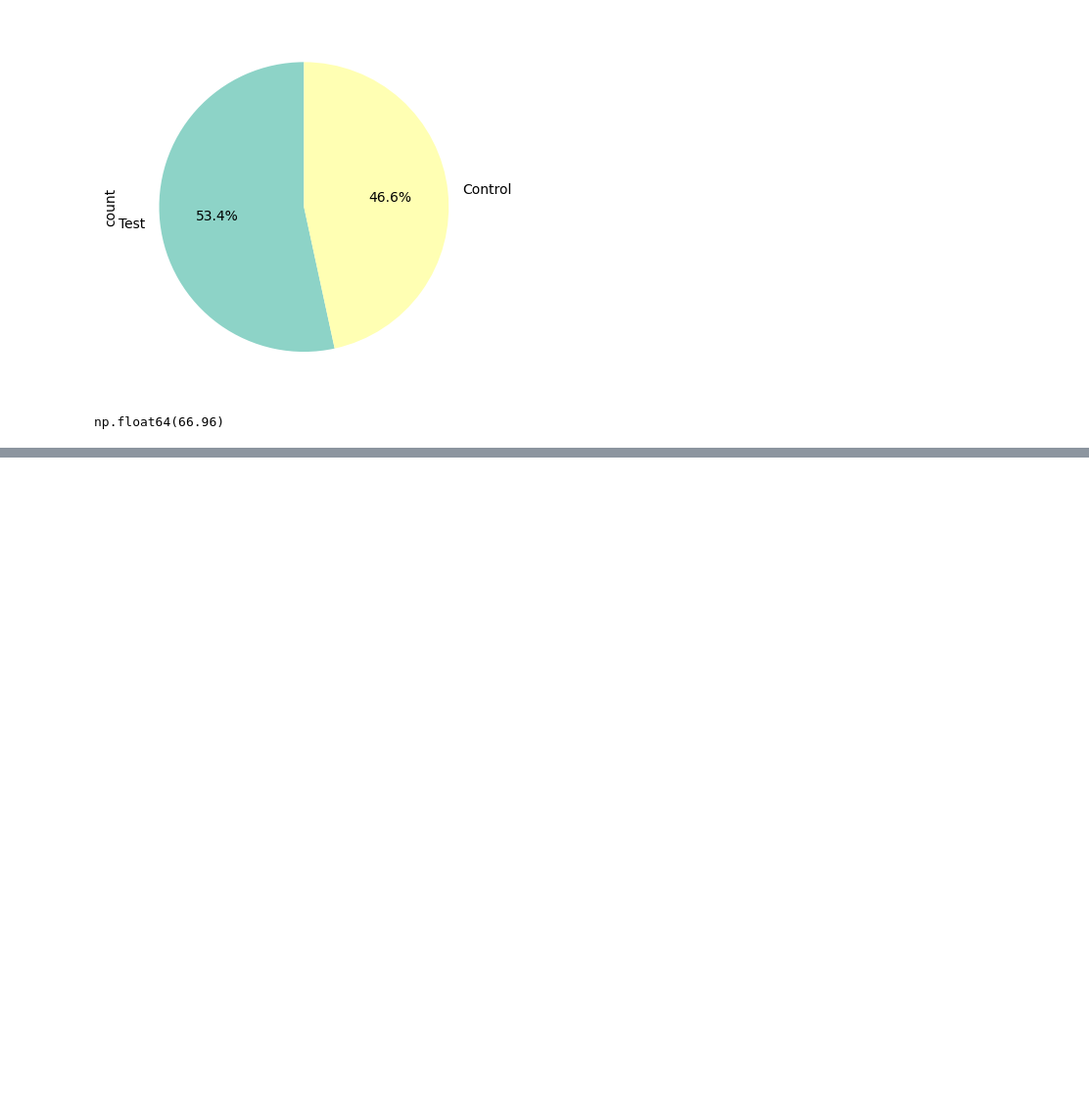
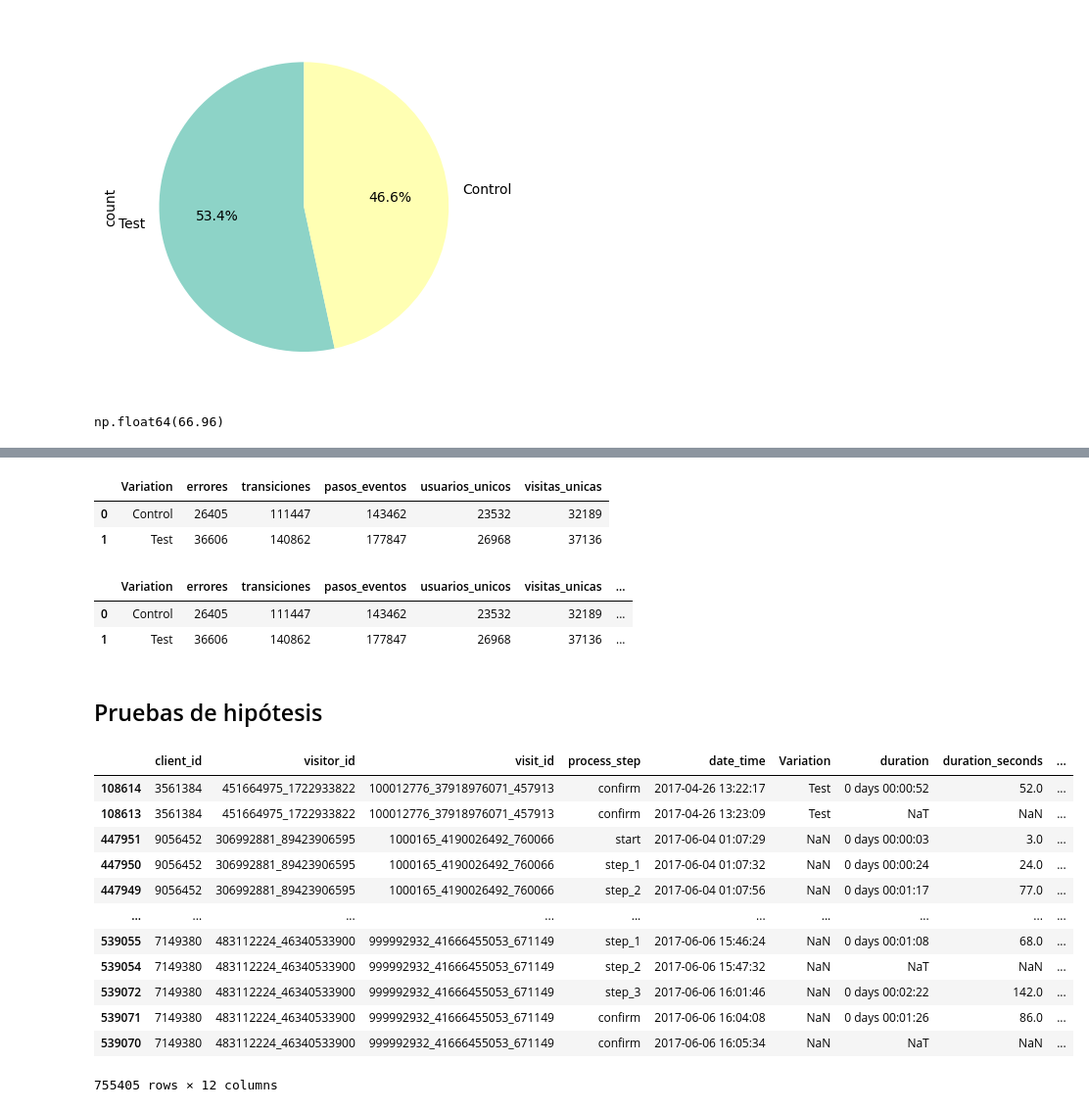
Before and after one commit to luisfg97/vanguard_project, a Jupyter notebook: vanguard_notebook.ipynb, the cells around one changed output, grey strips where cells are left out. Shown at 98% size. Cells and saved outputs as stored; diff of their text form; code cells hidden in the pictures; blank space fills up the shorter version.

Commit message:
Notebook principal actualizado con las pruebas de hipotesis

```diff
--- a/vanguard_notebook.ipynb
+++ b/vanguard_notebook.ipynb
@@ -145,0 +189,29 @@ df_final_web_data
+# %%
+#CREAMOS UN DICCIONARIO PARA IDENTIFICAR CON UN Nº ORDINAL LOS PROCESS STEP
+
+orden_pasos = {"start": 0, "step_1": 1, "step_2": 2, "step_3": 3, "confirm": 4}
+
+#CREAMOS UNA NUEVA COLUMNA CON DICHO IDENFICADOR ORDINAL
+
+df_final_web_data_final["step_num"] = df_final_web_data_final["process_step"].map(orden_pasos)
+# %%
+# ORDENAMOS EL DATAFRAME POR VISIT_ID Y POR DATE_TIME
+
+df_final_web_data_final = df_final_web_data_final.sort_values(["visit_id", "date_time"])
+# %%
+# CALMULAMOS LA DIFERENCIA ENTRE UN STEP Y OTRO PARA IDENTIFICAR CUALES SON UN ERROR
+
+df_final_web_data_final["delta_step"] = df_final_web_data_final.groupby("visit_id")["step_num"].diff()
+
+# CREAMOS UNA NUEVA COLUMNA CON FALSE SI NO ES ERROR Y TRUE SI ES ERROR
+
+# Identificamos en la columna nueva "error" aquellos pasos que tengan un paso anterior infenior o igual, con una prueba booleana (< 1 true es errpr y todo lo demas false es error)
+
+df_final_web_data_final["error"] = df_final_web_data_final["delta_step"] < 1
+# %%
+# IDENTIFICAMOS LAS FILAS QUE FORMAN PARTE DE LA MISMA VISIT_ID Y LAS INDICAMOS COMO VALIDAS
+
+df_final_web_data_final["es_transicion_valida"] = df_final_web_data_final["delta_step"].notna()
+
+# Lo que queremos es identificar qué filas no son nulas, para desechar los missing value que corresponden a un paso de un visit_id a otro diferente
+# Los errores son las filas (visit_id) que tienen True y True en ['error'] y ['es_transicion_valida'] respectivamente
@@ -145,0 +241,46 @@ df_final_web_data
+# %%
+# GUARDAMOS LOS RESULTADOS EN UN NUEVO DATAFRAME
+
+resumen = pd.DataFrame({
+    "errores": errores,
+    "transiciones": transiciones,
+    "pasos_eventos": paso_proceso,
+    "usuarios_unicos": usuarios_unicos,
+    "visitas_unicas": visitas_unicas
+}).reset_index()
+
+resumen
+# %% [output]
+|  | Variation | errores | transiciones | pasos_eventos | usuarios_unicos | visitas_unicas |
+| 0 | Control | 26405 | 111447 | 143462 | 23532 | 32189 |
+| 1 | Test | 36606 | 140862 | 177847 | 26968 | 37136 |
+# %%
+# CALCULAMOS LAS TASAS DE ERROR POR VOLUMEN DE TRANSICIONES Y POR VOLUMEN DE EVENTOS
+
+resumen["tasa_error_transiciones"] = (resumen["errores"] / resumen["transiciones"]).round(2) * 100
+resumen["tasa_error_eventos"] = (resumen["errores"] / resumen["pasos_eventos"]).round(2) * 100
+resumen
+
+# Realmente la que nos piden es la tasa de error por transiciones
+# %% [output]
+|  | Variation | errores | transiciones | pasos_eventos | usuarios_unicos | visitas_unicas | ... |
+| 0 | Control | 26405 | 111447 | 143462 | 23532 | 32189 | ... |
+| 1 | Test | 36606 | 140862 | 177847 | 26968 | 37136 | ... |
+# %% [markdown]
+## Pruebas de hipótesis
+# %%
+df_final_web_data_final
+# %% [output]
+|  | client_id | visitor_id | visit_id | process_step | date_time | Variation | duration | duration_seconds | ... |
+| 108614 | 3561384 | 451664975_1722933822 | 100012776_37918976071_457913 | confirm | 2017-04-26 13:22:17 | Test | 0 days 00:00:52 | 52.0 | ... |
+| 108613 | 3561384 | 451664975_1722933822 | 100012776_37918976071_457913 | confirm | 2017-04-26 13:23:09 | Test | NaT | NaN | ... |
+| 447951 | 9056452 | 306992881_89423906595 | 1000165_4190026492_760066 | start | 2017-06-04 01:07:29 | NaN | 0 days 00:00:03 | 3.0 | ... |
+| 447950 | 9056452 | 306992881_89423906595 | 1000165_4190026492_760066 | step_1 | 2017-06-04 01:07:32 | NaN | 0 days 00:00:24 | 24.0 | ... |
+| 447949 | 9056452 | 306992881_89423906595 | 1000165_4190026492_760066 | step_2 | 2017-06-04 01:07:56 | NaN | 0 days 00:01:17 | 77.0 | ... |
+| ... | ... | ... | ... | ... | ... | ... | ... | ... | ... |
+| 539055 | 7149380 | 483112224_46340533900 | 999992932_41666455053_671149 | step_1 | 2017-06-06 15:46:24 | NaN | 0 days 00:01:08 | 68.0 | ... |
+| 539054 | 7149380 | 483112224_46340533900 | 999992932_41666455053_671149 | step_2 | 2017-06-06 15:47:32 | NaN | NaT | NaN | ... |
+| 539072 | 7149380 | 483112224_46340533900 | 999992932_41666455053_671149 | step_3 | 2017-06-06 16:01:46 | NaN | 0 days 00:02:22 | 142.0 | ... |
+| 539071 | 7149380 | 483112224_46340533900 | 999992932_41666455053_671149 | confirm | 2017-06-06 16:04:08 | NaN | 0 days 00:01:26 | 86.0 | ... |
+| 539070 | 7149380 | 483112224_46340533900 | 999992932_41666455053_671149 | confirm | 2017-06-06 16:05:34 | NaN | NaT | NaN | ... |
+755405 rows × 12 columns
```
Also changed, not shown: parts of 29 cells of this notebook.
